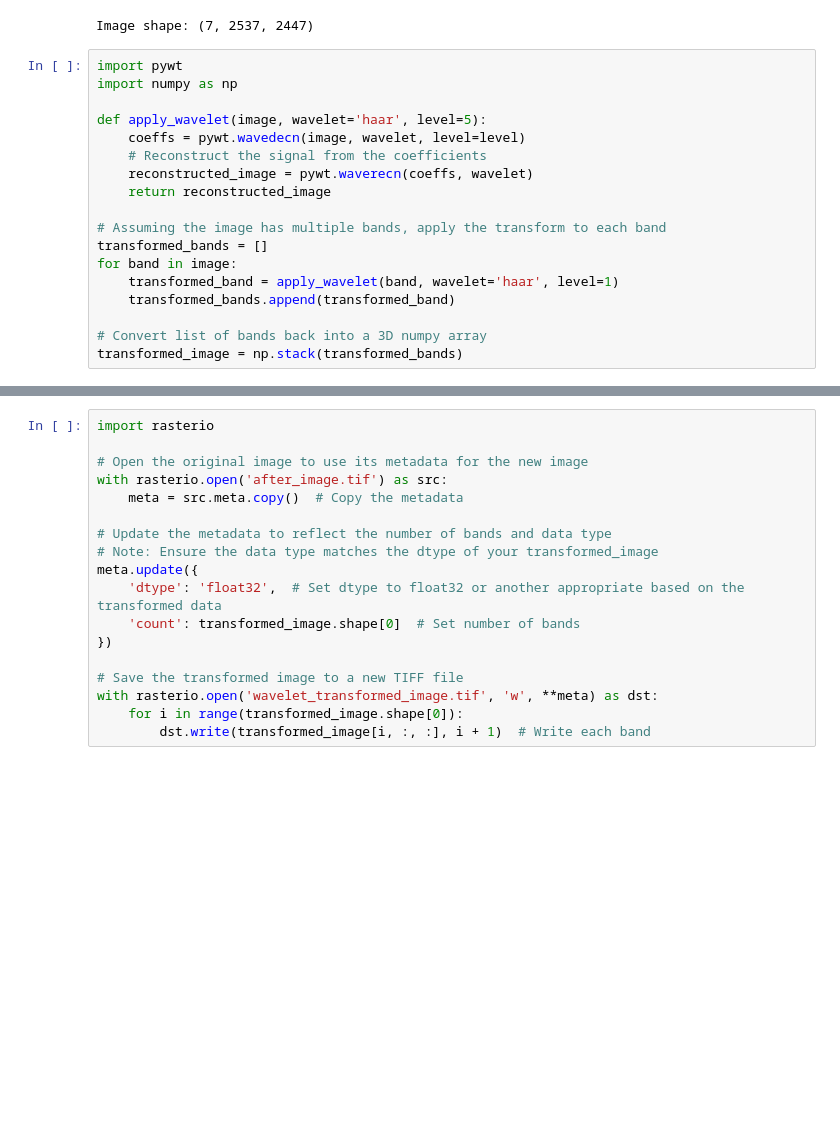
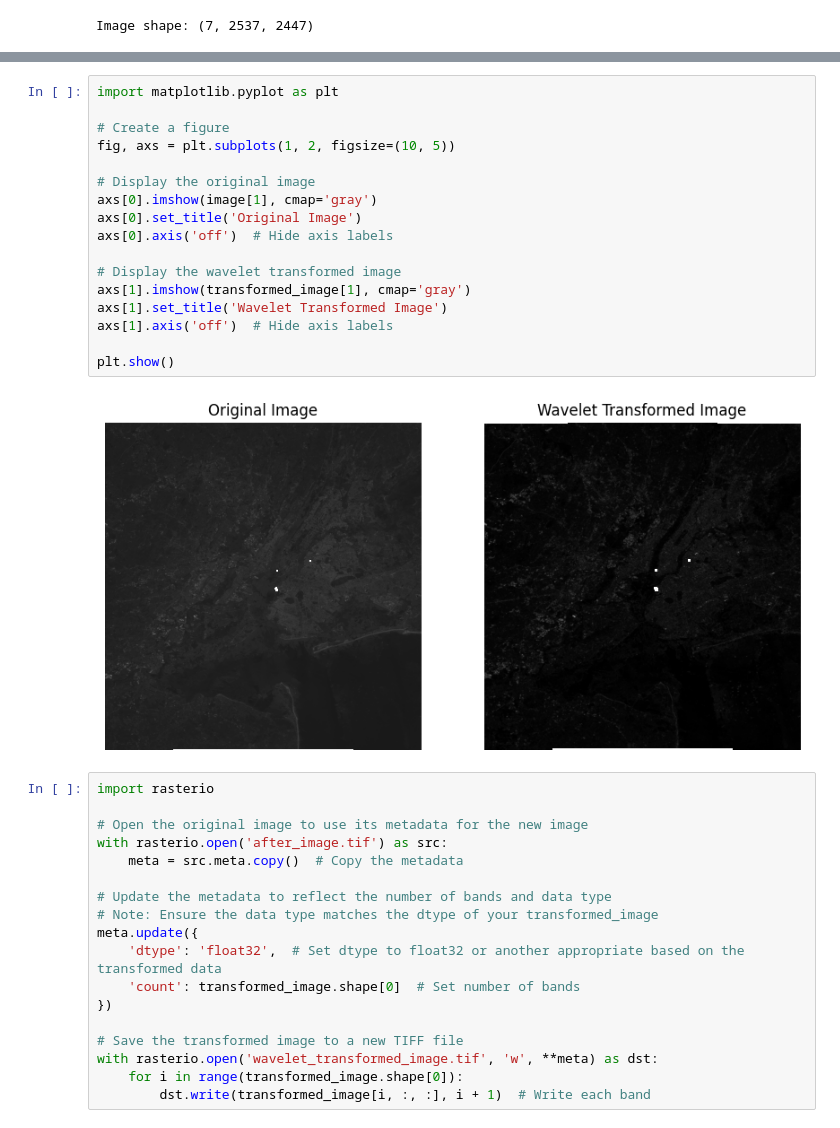
Before and after one commit to bastian6666/LandsatWT, a Jupyter notebook: src/visualization_view.ipynb, the cells around one changed output, grey strips where cells are left out. Drawn from its saved outputs; the diff is of its cells as text; blank space fills up the shorter version.

```diff
--- a/src/visualization_view.ipynb
+++ b/src/visualization_view.ipynb
@@ -157,21 +157,3 @@ with rasterio.open('after_image.tif') as src:
 print("Image shape:", image.shape)  # Should be (bands, height, width)
 # %% [output]
 Image shape: (7, 2537, 2447)
-# %%
-import pywt
-import numpy as np
-
-def apply_wavelet(image, wavelet='haar', level=5):
-    coeffs = pywt.wavedecn(image, wavelet, level=level)
-    # Reconstruct the signal from the coefficients
-    reconstructed_image = pywt.waverecn(coeffs, wavelet)
-    return reconstructed_image
-
-# Assuming the image has multiple bands, apply the transform to each band
-transformed_bands = []
-for band in image:
-    transformed_band = apply_wavelet(band, wavelet='haar', level=1)
-    transformed_bands.append(transformed_band)
-
-# Convert list of bands back into a 3D numpy array
-transformed_image = np.stack(transformed_bands)
@@ -189,3 +190,22 @@ plt.show()
+# %%
+import matplotlib.pyplot as plt
+
+# Create a figure
+fig, axs = plt.subplots(1, 2, figsize=(10, 5))
+
+# Display the original image
+axs[0].imshow(image[1], cmap='gray')
+axs[0].set_title('Original Image')
+axs[0].axis('off')  # Hide axis labels
+
+# Display the wavelet transformed image
+axs[1].imshow(transformed_image[1], cmap='gray')
+axs[1].set_title('Wavelet Transformed Image')
+axs[1].axis('off')  # Hide axis labels
+
+plt.show()
+# %% [output]
+[figure, added]
 # %%
 import rasterio
 
```
Also changed, not shown: parts of 8 cells of this notebook, 2 other files.
